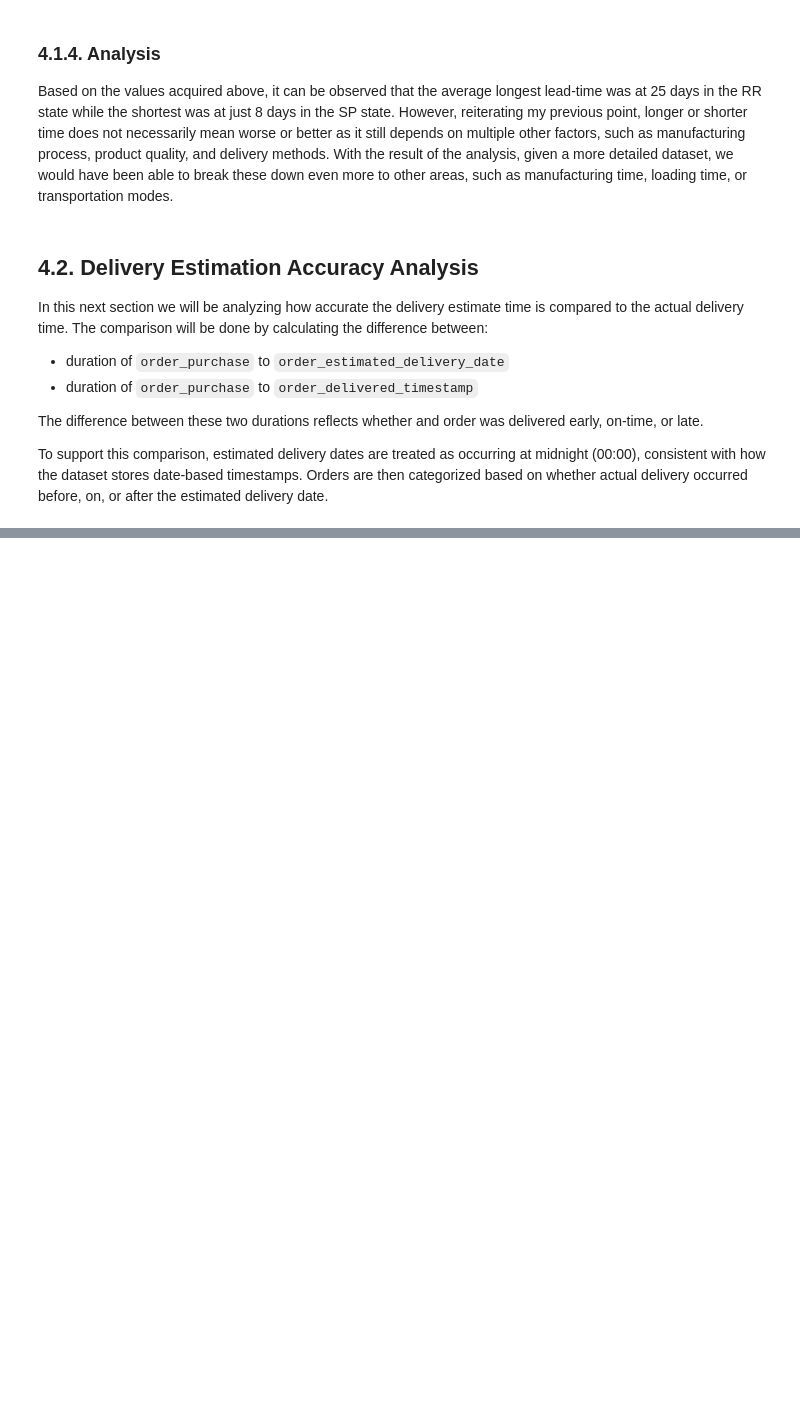
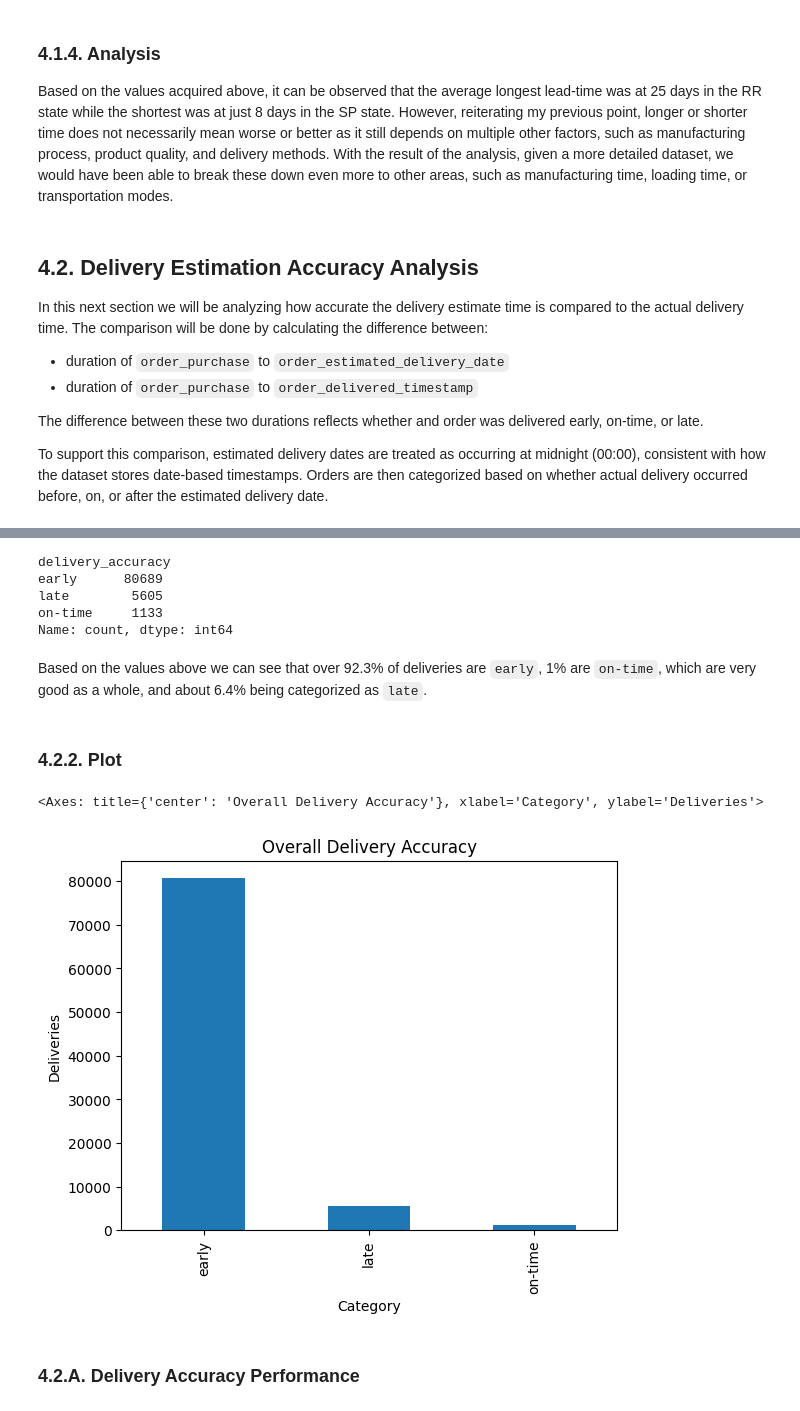
Before and after one commit to juanyeremia/ecommerce_sc_analysis, a Jupyter notebook: eda.ipynb, the cells around one changed output, grey strips where cells are left out. Saved outputs shown, nothing was run; the diff lists cells and outputs as text; code cells hidden in the pictures; blank space fills up the shorter version.

Commit message:
Update: Started 4.2. Delivery Accuracy. Need to finish plot and final analysis.

```diff
--- a/eda.ipynb
+++ b/eda.ipynb
@@ -411,0 +404,15 @@ df_orders_customer.head()
+# %%
+# Create copy of df_orders_customer
+df_delivery_accuracy = df_orders_customer.copy()
+
+# Add 2 columns with duration values
+df_delivery_accuracy["est_duration"] = (df_delivery_accuracy["order_estimated_delivery_date"] - df_delivery_accuracy["order_purchase_timestamp"]).dt.days
+df_delivery_accuracy["act_duration"] = (df_delivery_accuracy["order_delivered_timestamp"] - df_delivery_accuracy["order_purchase_timestamp"]).dt.days
+
+# Calculate accuracy between estimated duration and actual duration
+df_delivery_accuracy["delta_days"] = (
+    df_delivery_accuracy["order_delivered_timestamp"].dt.normalize()
+    - df_delivery_accuracy["order_estimated_delivery_date"]
+).dt.days
+
+df_delivery_accuracy
@@ -411,0 +440,33 @@ df_orders_customer.head()
+# %%
+# Create 'delivery_accuracy' column with categorical values
+df_delivery_accuracy["delivery_accuracy"] = np.where(
+    df_delivery_accuracy["delta_days"] < 0 , "early", np.where(
+        df_delivery_accuracy["delta_days"] == 0, "on-time", "late"
+    )
+)
+
+delivery_accuracy = df_delivery_accuracy["delivery_accuracy"].value_counts()
+delivery_accuracy
+# %% [output]
+delivery_accuracy
+early      80689
+late        5605
+on-time     1133
+Name: count, dtype: int64
+# %% [markdown]
+Based on the values above we can see that over 92.3% of deliveries are `early`, 1% are `on-time`, which are very good as a whole, and about 6.4% being categorized as `late`.
+# %% [markdown]
+### 4.2.2. Plot
+# %%
+# Plot
+delivery_accuracy.plot(
+    kind="bar",
+    title="Overall Delivery Accuracy",
+    ylabel="Deliveries",
+    xlabel="Category"
+)
+# %% [output]
+<Axes: title={'center': 'Overall Delivery Accuracy'}, xlabel='Category', ylabel='Deliveries'>
+[figure, added]
+# %% [markdown]
+### 4.2.A. Delivery Accuracy Performance
```
Also changed, not shown: parts of 5 cells of this notebook.
